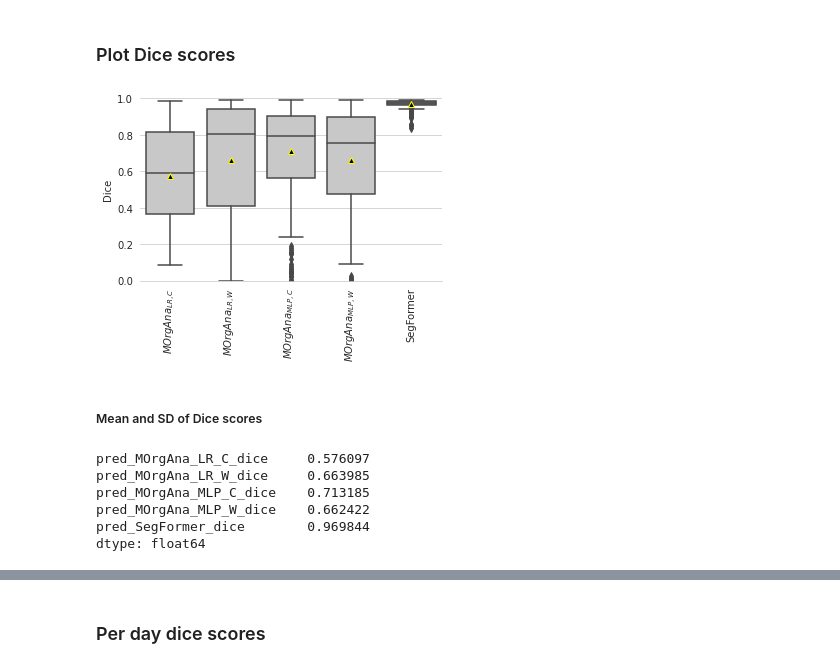
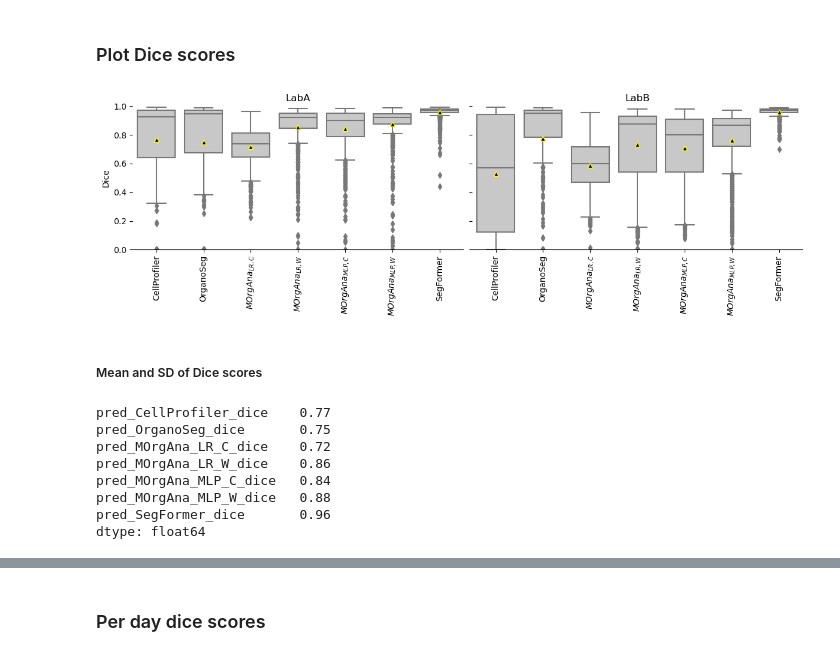
Before and after one commit to deiluca/robust_monitoring_organoid_growth, a Jupyter notebook: data_analysis.ipynb, the cells around one changed output, grey strips where cells are left out. Drawn from its saved outputs; the diff is of its cells as text; code cells hidden in the pictures.

Commit message:
results on new dataset

```diff
--- a/data_analysis.ipynb
+++ b/data_analysis.ipynb
@@ -96,3 +67,19 @@ df = df.sort_values(['day', 'clone']).reset_index(drop=True)
 # %%
+def get_fileending(lab):
+    fileending = '.jpg' if lab == 'LabA' else '.tif'
+    return fileending
+
+df = pd.read_csv('data/dataset_overview.csv')
+
+img_dir = 'data/imgs'
+label_dir = 'data/labels'
+
+x5_ratio_labA = (500/158)**2 # 500 mikrometer are 158 px for magnification 5x -> **2 to adjust for area
+x5_ratio_labB = (500/167)**2 # 1
+px_mikrometer_ratio = pd.DataFrame.from_dict({'Imaging':['LabA', 'LabB'], 'px_mikrometer_ratio':[x5_ratio_labA, x5_ratio_labB]})
+df = df.merge(px_mikrometer_ratio, on='Imaging')
+
+df['img'] = df.apply(lambda row: opj(img_dir, row['img_id'] + get_fileending(row['Imaging'])), axis=1)
+df['mask'] = df['img_id'].apply(lambda x: opj(label_dir, f'{x}.npy'))
 df
 # %% [output]
@@ -164,39 +166,49 @@ df_pred.shape
 # %% [markdown]
 ### Plot Dice scores
 # %%
-plt.figure(figsize=(5, 4), facecolor='white')
+fig, axs = plt.subplots(1, 2, figsize=(12, 4), facecolor='white', sharey=True)
 sns.set_style('whitegrid')
-# palette = ['#787878', '#969696', '#C8C8C8'][::-1]
-palette = ['#C8C8C8', '#C8C8C8', '#C8C8C8', '#C8C8C8', '#787878']
+palette = ['#C8C8C8']*7
 
-keep_cols = ['img_id'] + [f'{pc}_dice' for pc in pred_cols]
+for i, lab in enumerate(['LabA', 'LabB']):
+    keep_cols = ['img_id'] + [f'{pc}_dice' for pc in pred_cols]
+    d = df_pred[df_pred['Imaging'] == lab]
+    d = d[keep_cols]
 
-d = df_pred[keep_cols]
-mean_props = {'markerfacecolor': 'black', 'markeredgecolor': 'yellow'}
-sns.boxplot(data=d.rename(columns={'pred_MOrgAna_LR_C_dice': r'$MOrgAna_{LR, C}$',
-                                  'pred_MOrgAna_LR_W_dice': r'$MOrgAna_{LR, W}$',
-                                  'pred_MOrgAna_MLP_C_dice': r'$MOrgAna_{MLP, C}$',
-                                  'pred_MOrgAna_MLP_W_dice': r'$MOrgAna_{MLP, W}$',
-                                  'pred_SegFormer_dice': 'SegFormer'}), showmeans=True,
-           meanprops=mean_props, whis=1.0, palette=palette)#, palette=palette, linewidth=1)
-_ = plt.xticks(rotation = 90)
-plt.ylabel('Dice')
+    mean_props = {'markerfacecolor': 'black', 'markeredgecolor': 'yellow'}
+    sns.boxplot(data=d.rename(columns={'pred_CellProfiler_dice': 'CellProfiler',
+                                        'pred_OrganoSeg_dice': 'OrganoSeg',
+                                        'pred_MOrgAna_LR_C_dice': r'$MOrgAna_{LR, C}$',
+                                        'pred_MOrgAna_LR_W_dice': r'$MOrgAna_{LR, W}$',
+                                        'pred_MOrgAna_MLP_C_dice': r'$MOrgAna_{MLP, C}$',
+                                        'pred_MOrgAna_MLP_W_dice': r'$MOrgAna_{MLP, W}$',
+                                        'pred_SegFormer_dice': 'SegFormer'}), showmeans=True,
+               meanprops=mean_props, whis=1.0, palette=palette, ax=axs[i])
+    axs[i].set_title(lab)
+    axs[0].set_ylabel('Dice')
 
-plt.ylim((0, 1))
+    axs[i].set_ylim((0, 1))
+    axs[i].tick_params(axis='x', rotation = 90)
+
 sns.despine(top=True, left=True)
 plt.tight_layout()
-plt.savefig('plots/dice_scores_segformer_vs_morgana.png', dpi=300)
+plt.savefig(f'plots/dice_score_distribution.svg')
 # %% [output]
-[figure, old version]
+[figure, new version]
 # %% [markdown]
 ##### Mean and SD of Dice scores
 # %%
-df_pred[[f'{pc}_dice' for pc in pred_cols]].mean()
+pd.options.display.float_format = '{:.2f}'.format
+
+x = df_pred[df_pred['Imaging']=='LabA']
+x[[f'{pc}_dice' for pc in pred_cols]].mean()
 # %% [output]
-pred_MOrgAna_LR_C_dice     0.576097
-pred_MOrgAna_LR_W_dice     0.663985
-pred_MOrgAna_MLP_C_dice    0.713185
-pred_MOrgAna_MLP_W_dice    0.662422
-pred_SegFormer_dice        0.969844
+pred_CellProfiler_dice    0.77
+pred_OrganoSeg_dice       0.75
+pred_MOrgAna_LR_C_dice    0.72
+pred_MOrgAna_LR_W_dice    0.86
+pred_MOrgAna_MLP_C_dice   0.84
+pred_MOrgAna_MLP_W_dice   0.88
+pred_SegFormer_dice       0.96
 dtype: float64
 # %%
```
Also changed, not shown: parts of 33 cells of this notebook, 17 other files.
